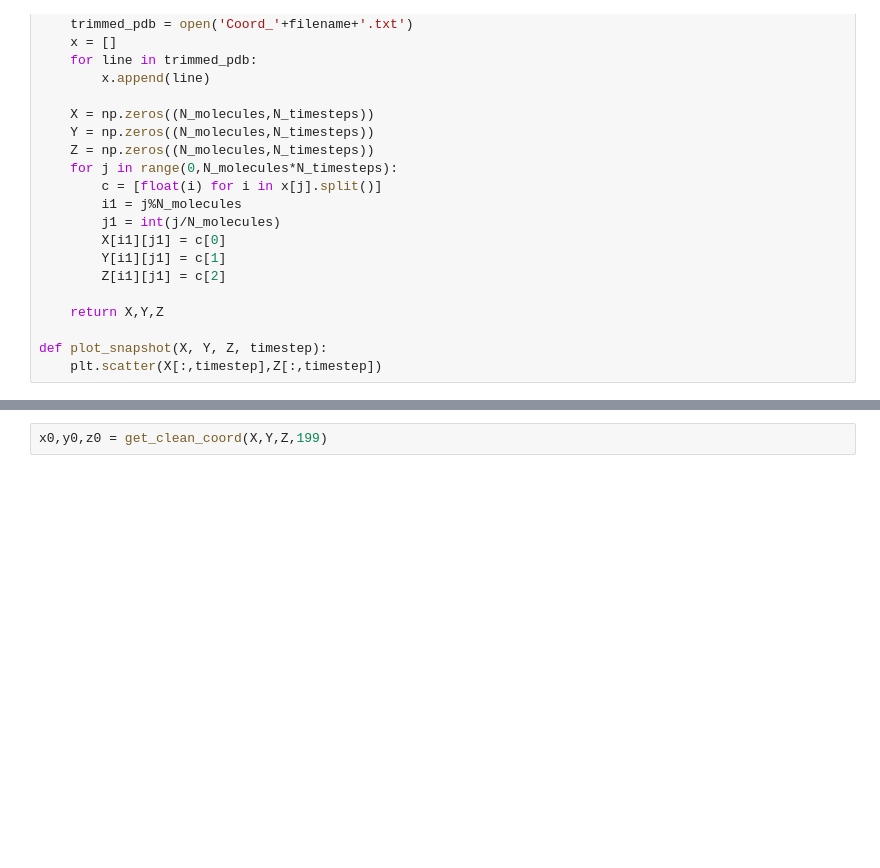
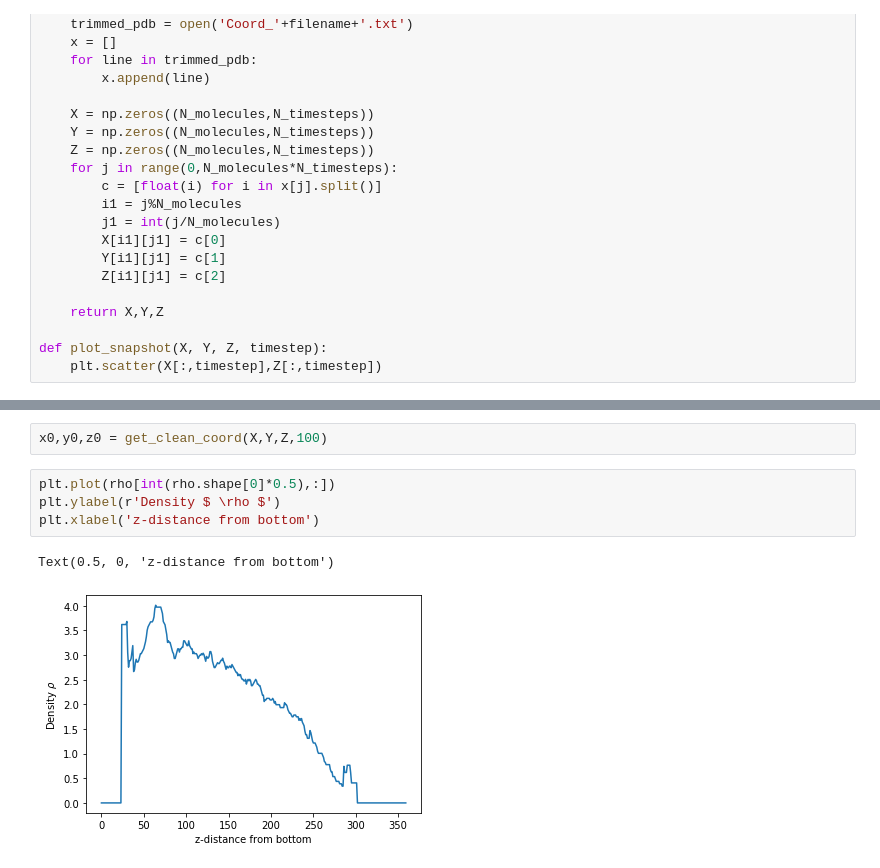
Before and after one commit to Oscuro-Phoenix/MD_Drop_Utils, a Jupyter notebook: CD_Util.ipynb, the cells around one changed output, grey strips where cells are left out. Cells and saved outputs as stored; diff of their text form; blank space fills up the shorter version.

```diff
--- a/CD_Util.ipynb
+++ b/CD_Util.ipynb
@@ -129,2 +147,9 @@ plt.plot(D)
 # %%
-x0,y0,z0 = get_clean_coord(X,Y,Z,199)
+x0,y0,z0 = get_clean_coord(X,Y,Z,100)
+# %%
+plt.plot(rho[int(rho.shape[0]*0.5),:])
+plt.ylabel(r'Density $ \rho $')
+plt.xlabel('z-distance from bottom')
+# %% [output]
+Text(0.5, 0, 'z-distance from bottom')
+[figure, added]
```
Also changed, not shown: parts of 14 cells of this notebook.
